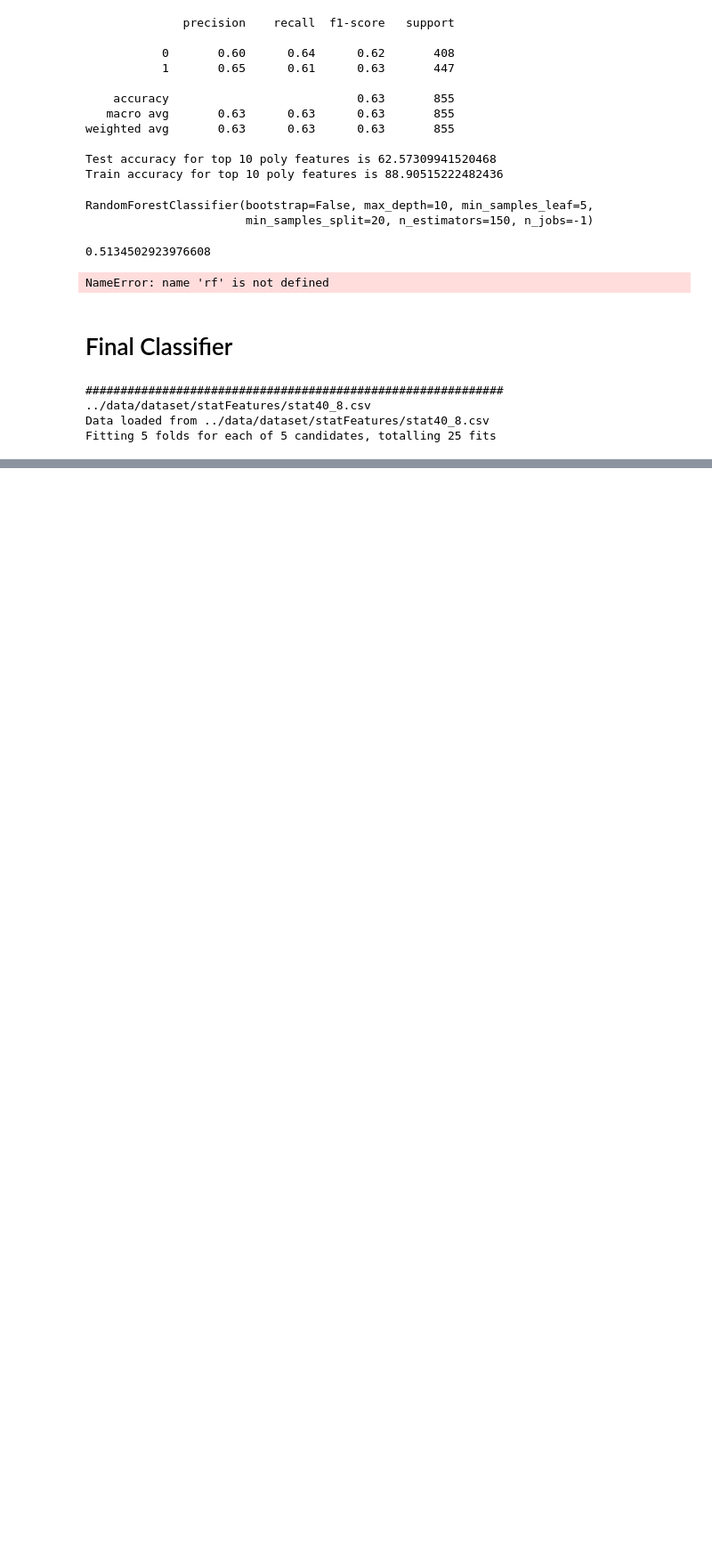
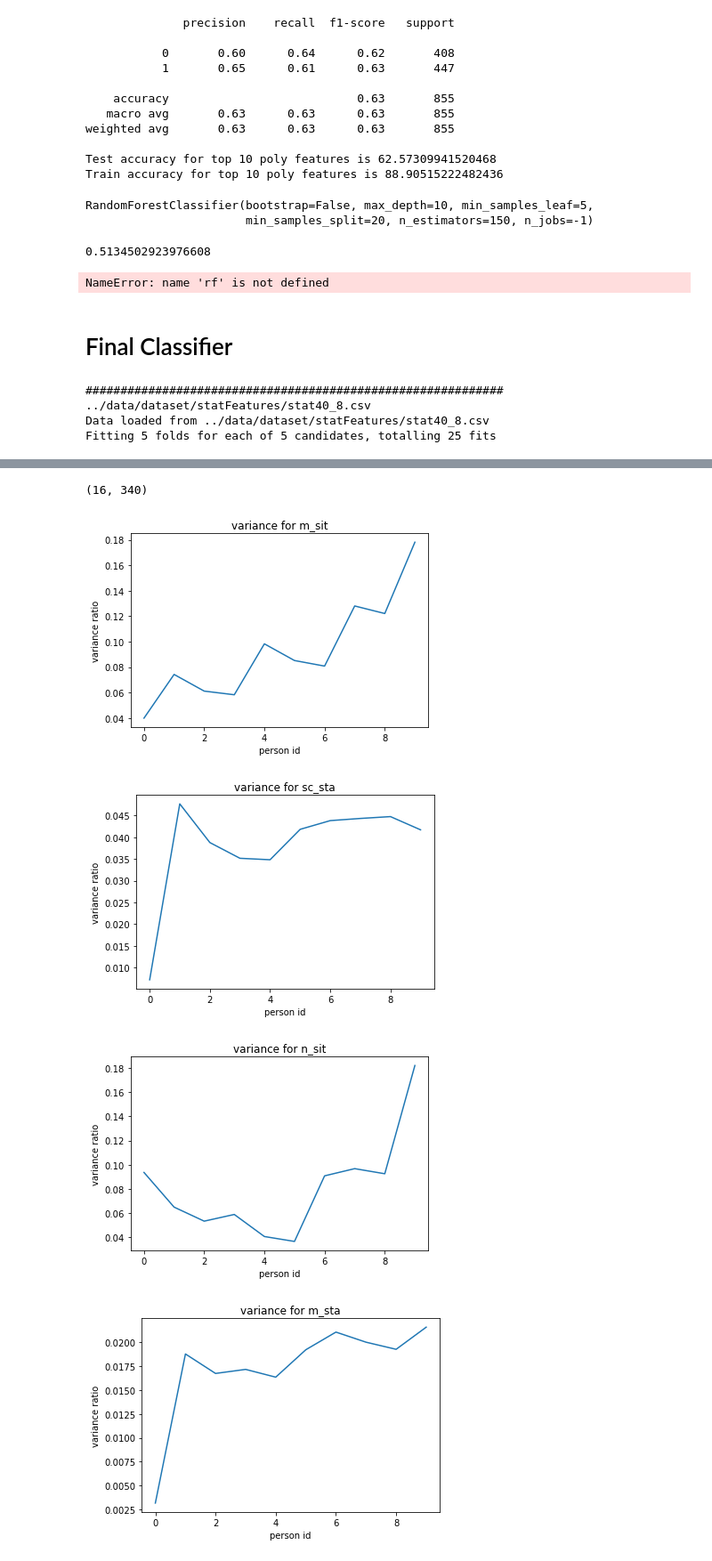
Before and after one commit to rdverse/faceTouch, a Jupyter notebook: MachineLearning/rfpoly.ipynb, the cells around one changed output, grey strips where cells are left out. Shown at 89% size. Drawn from its saved outputs; the diff is of its cells as text; code cells hidden in the pictures; blank space fills up the shorter version.

```diff
--- a/MachineLearning/rfpoly.ipynb
+++ b/MachineLearning/rfpoly.ipynb
@@ -859,0 +978,17 @@ plt.savefig("variancee.png")
+# %%
+X_person.shape
+# %% [output]
+(16, 340)
+# %%
+for key, val in activityVariances.items():
+    plt.plot(val)
+    plt.ylabel("variance ratio")
+    plt.xlabel("person id")
+    plt.title("variance for {}".format(key))
+    plt.savefig("var/{}.jpg".format(key), dpi = 120)
+    plt.show()
+# %% [output]
+[figure, added]
+[figure, added]
+[figure, added]
+[figure, added]
```
Also changed, not shown: parts of 22 cells of this notebook, 9 other files.
